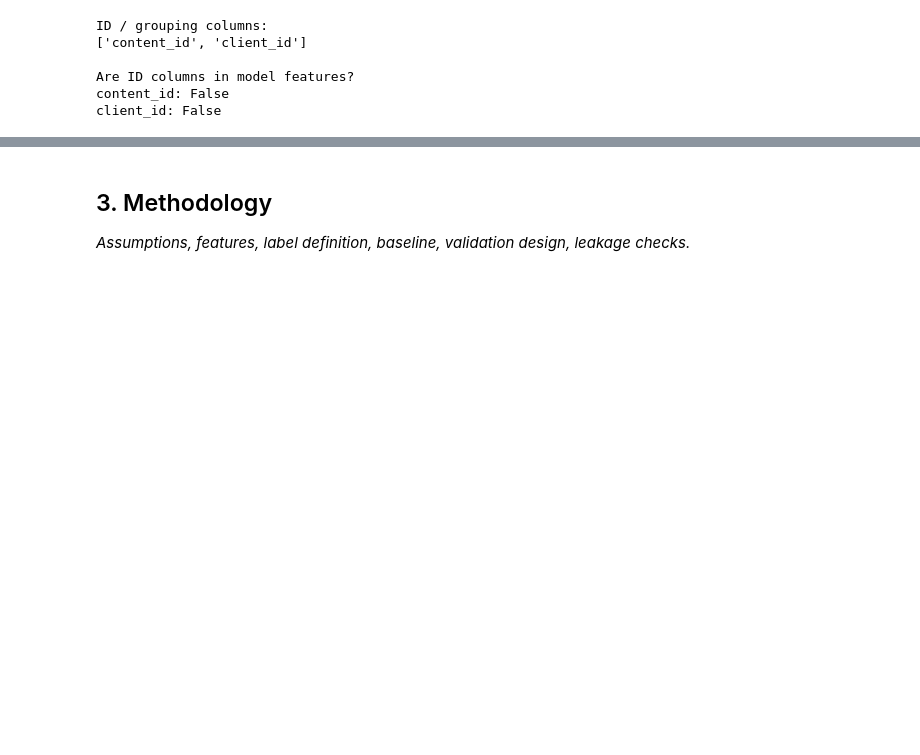
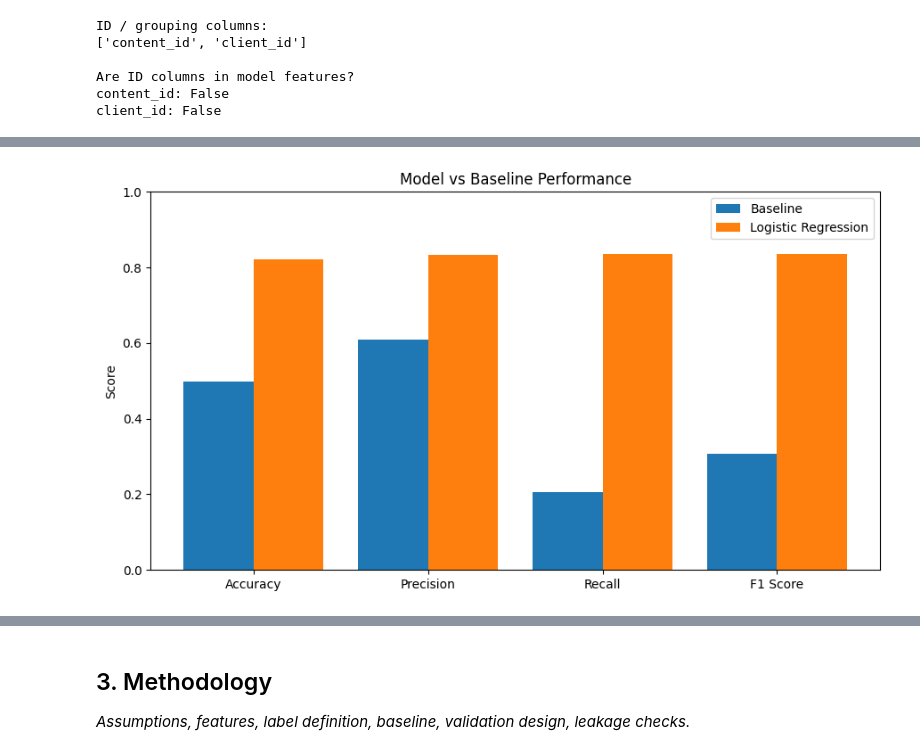
Before and after one commit to Laspric/flyrank-internship-ml, a Jupyter notebook: work/notebooks/capstone.ipynb, the cells around one changed output, grey strips where cells are left out. Saved outputs shown, nothing was run; the diff lists cells and outputs as text; code cells hidden in the pictures; blank space fills up the shorter version.

```diff
--- a/work/notebooks/capstone.ipynb
+++ b/work/notebooks/capstone.ipynb
@@ -871,0 +1181,49 @@ client_id: False
+# %%
+# Step 35 — Model vs Baseline chart
+
+import matplotlib.pyplot as plt
+
+metrics = ["Accuracy", "Precision", "Recall", "F1 Score"]
+
+baseline_values = [
+    baseline_accuracy,
+    baseline_precision,
+    baseline_recall,
+    baseline_f1
+]
+
+model_values = [
+    accuracy,
+    precision,
+    recall,
+    f1
+]
+
+x = range(len(metrics))
+
+plt.figure(figsize=(9, 5))
+
+plt.bar(
+    [i - 0.2 for i in x],
+    baseline_values,
+    width=0.4,
+    label="Baseline"
+)
+
+plt.bar(
+    [i + 0.2 for i in x],
+    model_values,
+    width=0.4,
+    label="Logistic Regression"
+)
+
+plt.xticks(list(x), metrics)
+plt.ylabel("Score")
+plt.ylim(0, 1)
+plt.title("Model vs Baseline Performance")
+plt.legend()
+
+plt.tight_layout()
+plt.show()
+# %% [output]
+[figure, added]
```
Also changed, not shown: parts of 10 cells of this notebook.
